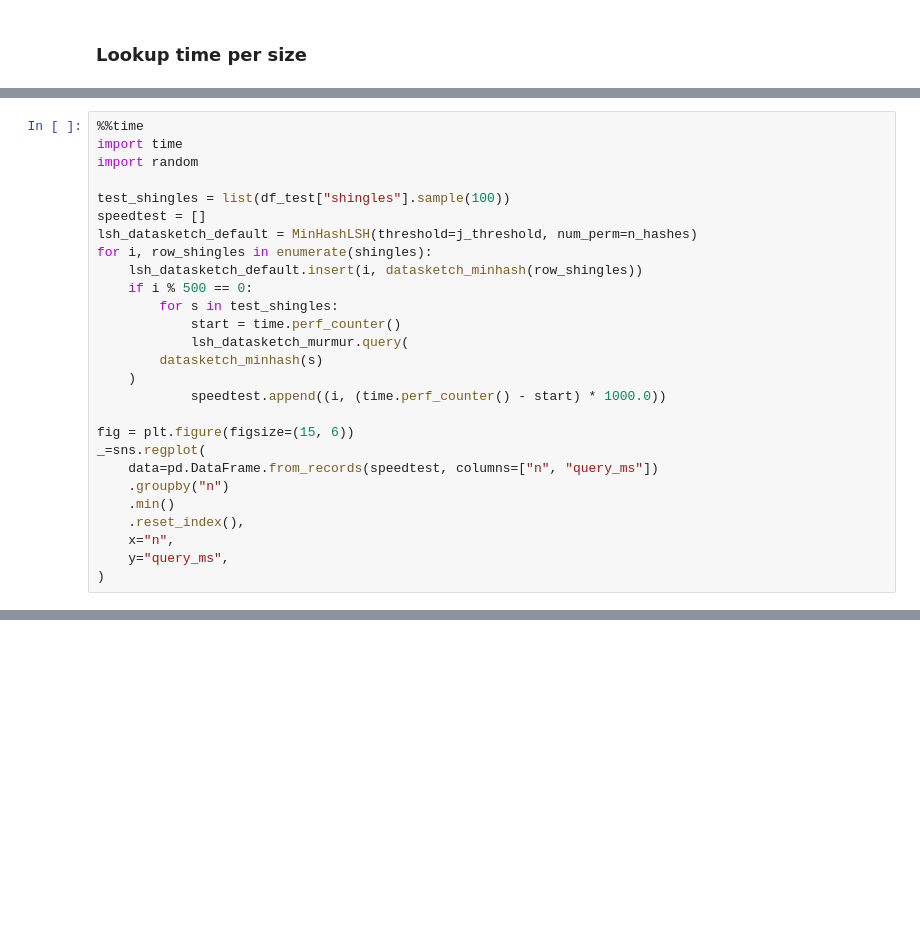
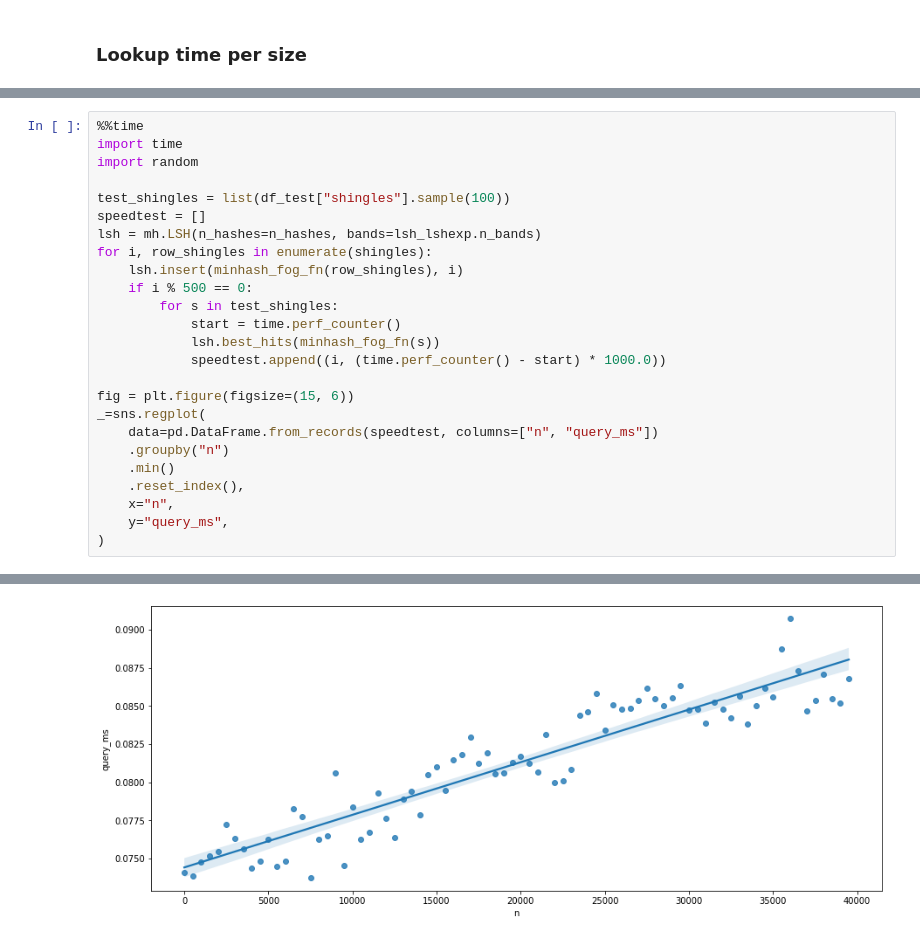
Before and after one commit to chr1st1ank/lsh-experiments, a Jupyter notebook: minhash.ipynb, the cells around one changed output, grey strips where cells are left out. Saved outputs shown, nothing was run; the diff lists cells and outputs as text; blank space fills up the shorter version.

```diff
--- a/minhash.ipynb
+++ b/minhash.ipynb
@@ -460,15 +522,13 @@ import random
 
 test_shingles = list(df_test["shingles"].sample(100))
 speedtest = []
-lsh_datasketch_default = MinHashLSH(threshold=j_threshold, num_perm=n_hashes)
+lsh = mh.LSH(n_hashes=n_hashes, bands=lsh_lshexp.n_bands)
 for i, row_shingles in enumerate(shingles):
-    lsh_datasketch_default.insert(i, datasketch_minhash(row_shingles))
+    lsh.insert(minhash_fog_fn(row_shingles), i)
     if i % 500 == 0:
         for s in test_shingles:
             start = time.perf_counter()
-            lsh_datasketch_murmur.query(
-        datasketch_minhash(s)
-    )
+            lsh.best_hits(minhash_fog_fn(s))
             speedtest.append((i, (time.perf_counter() - start) * 1000.0))
 
 fig = plt.figure(figsize=(15, 6))
@@ -485 +546,2 @@ NameError: name 'lsh_datasketch_murmur' is not defined
+[figure, added]
 [interactive output not drawn]
```
Also changed, not shown: parts of 25 cells of this notebook, 4 other files.
